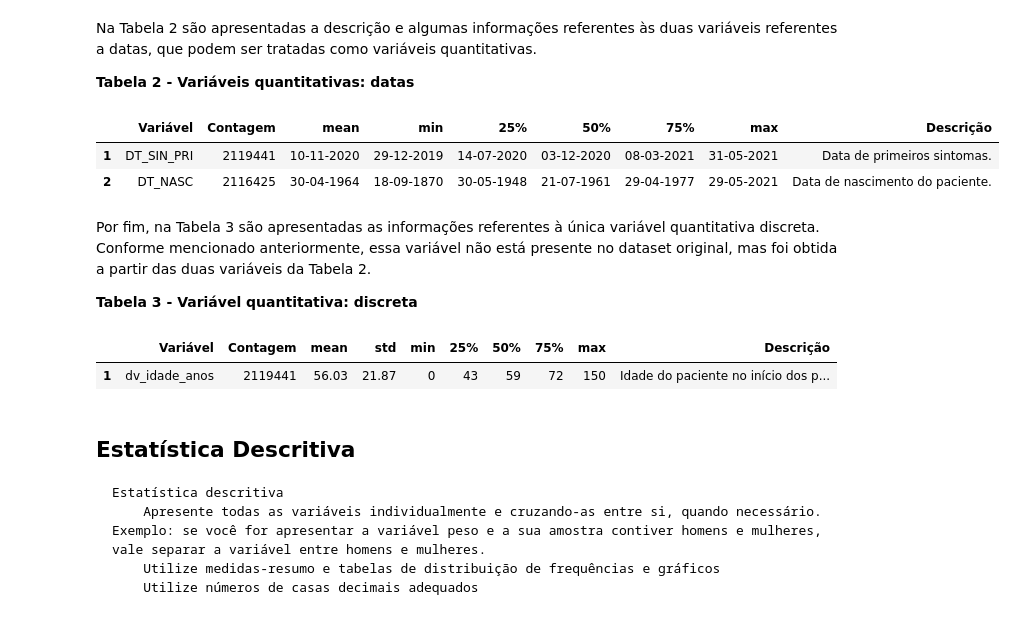
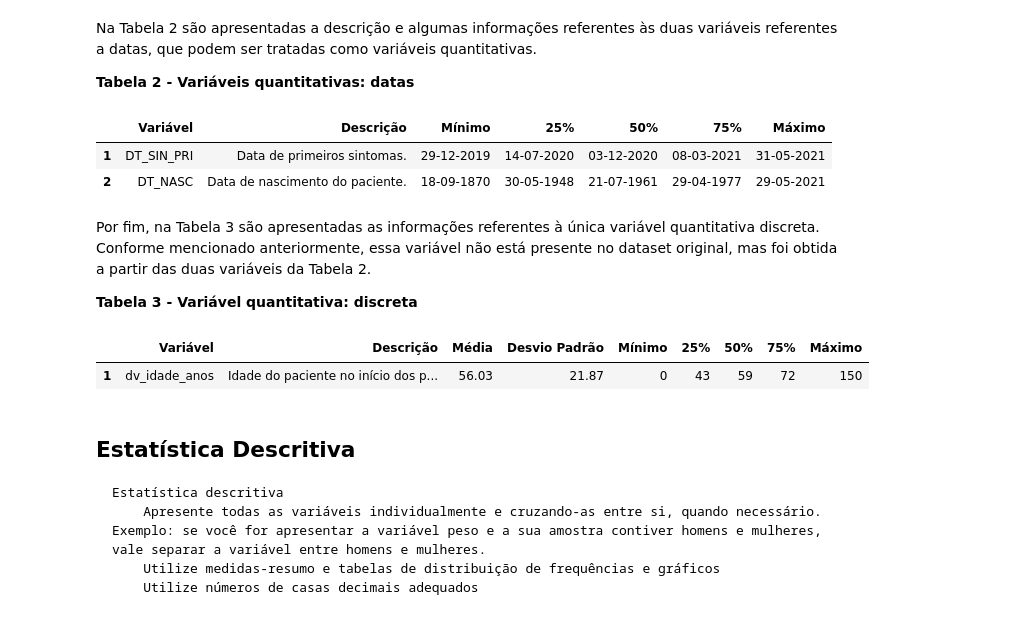
Before and after one commit to victor-marchesini/myfastpage, a Jupyter notebook: _notebooks/2021-06-06-AtividadeFinal-Parte1.ipynb, the cells around one changed output. Saved outputs shown, nothing was run; the diff lists cells and outputs as text; code cells hidden in the pictures.

```diff
--- a/_notebooks/2021-06-06-AtividadeFinal-Parte1.ipynb
+++ b/_notebooks/2021-06-06-AtividadeFinal-Parte1.ipynb
@@ -472,23 +448,26 @@ Na Tabela 2 são apresentadas a descrição e algumas informações referentes
 # %%
 #hide_input
 
 df_desc = get_description_df(df_srag,var_dict,date_cols)
+# df_desc = df_desc.drop(columns=['Contagem'])
+new_cols = [df_desc.columns[-1]] + df_desc.columns[2:-1].to_list()
 
+df_desc = df_desc[new_cols]
 formatter = {
-        'Contagem': '{:.0f}'.format,
-        'mean':"{:%d-%m-%Y}",
-        'min': "{:%d-%m-%Y}",
+#         'Contagem': '{:.0f}'.format,
+        'Média':"{:%d-%m-%Y}",
+        'Mínimo': "{:%d-%m-%Y}",
         '25%': "{:%d-%m-%Y}",
         '50%': "{:%d-%m-%Y}",
         '75%': "{:%d-%m-%Y}",
-        'max': "{:%d-%m-%Y}"
+        'Máximo': "{:%d-%m-%Y}"
     }
 
 show_table(df_desc,**formatter)
 # %% [output]
-|  | Variável | Contagem | mean | min | 25% | 50% | 75% | max | Descrição |
-| 1 | DT_SIN_PRI | 2119441 | 10-11-2020 | 29-12-2019 | 14-07-2020 | 03-12-2020 | 08-03-2021 | 31-05-2021 | Data de primeiros sintomas. |
-| 2 | DT_NASC | 2116425 | 30-04-1964 | 18-09-1870 | 30-05-1948 | 21-07-1961 | 29-04-1977 | 29-05-2021 | Data de nascimento do paciente. |
+|  | Variável | Descrição | Mínimo | 25% | 50% | 75% | Máximo |
+| 1 | DT_SIN_PRI | Data de primeiros sintomas. | 29-12-2019 | 14-07-2020 | 03-12-2020 | 08-03-2021 | 31-05-2021 |
+| 2 | DT_NASC | Data de nascimento do paciente. | 18-09-1870 | 30-05-1948 | 21-07-1961 | 29-04-1977 | 29-05-2021 |
 # %% [markdown]
 Por fim, na Tabela 3 são apresentadas as informações referentes à única variável quantitativa discreta. Conforme mencionado anteriormente, essa variável não está presente no dataset original, mas foi obtida a partir das duas variáveis da Tabela 2.
 
@@ -498,21 +477,26 @@ Por fim, na Tabela 3 são apresentadas as informações referentes à única var
 
 df_desc = get_description_df(df_srag,var_dict,integer_cols)
 
+new_cols = [df_desc.columns[-1]] + df_desc.columns[1:-1].to_list()
+
+df_desc = df_desc[new_cols]
+
+
 formatter = {
         'Contagem': '{:.0f}'.format,
-        'mean': '{:.2f}'.format,
-        'min': '{:.0f}'.format,
+        'Média': '{:.2f}'.format,
+        'Mínimo': '{:.0f}'.format,
         '25%': '{:.0f}'.format,
         '50%': '{:.0f}'.format,
         '75%': '{:.0f}'.format,
-        'max': '{:.0f}'.format,
-        'std': '{:.2f}'.format
+        'Máximo': '{:.0f}'.format,
+        'Desvio Padrão': '{:.2f}'.format
     }
 
 show_table(df_desc,**formatter)
 # %% [output]
-|  | Variável | Contagem | mean | std | min | 25% | 50% | 75% | max | Descrição |
-| 1 | dv_idade_anos | 2119441 | 56.03 | 21.87 | 0 | 43 | 59 | 72 | 150 | Idade do paciente no início dos p... |
+|  | Variável | Descrição | Média | Desvio Padrão | Mínimo | 25% | 50% | 75% | Máximo |
+| 1 | dv_idade_anos | Idade do paciente no início dos p... | 56.03 | 21.87 | 0 | 43 | 59 | 72 | 150 |
 # %% [markdown]
 ## Estatística Descritiva
 
```
Also changed, not shown: parts of 11 cells of this notebook.
